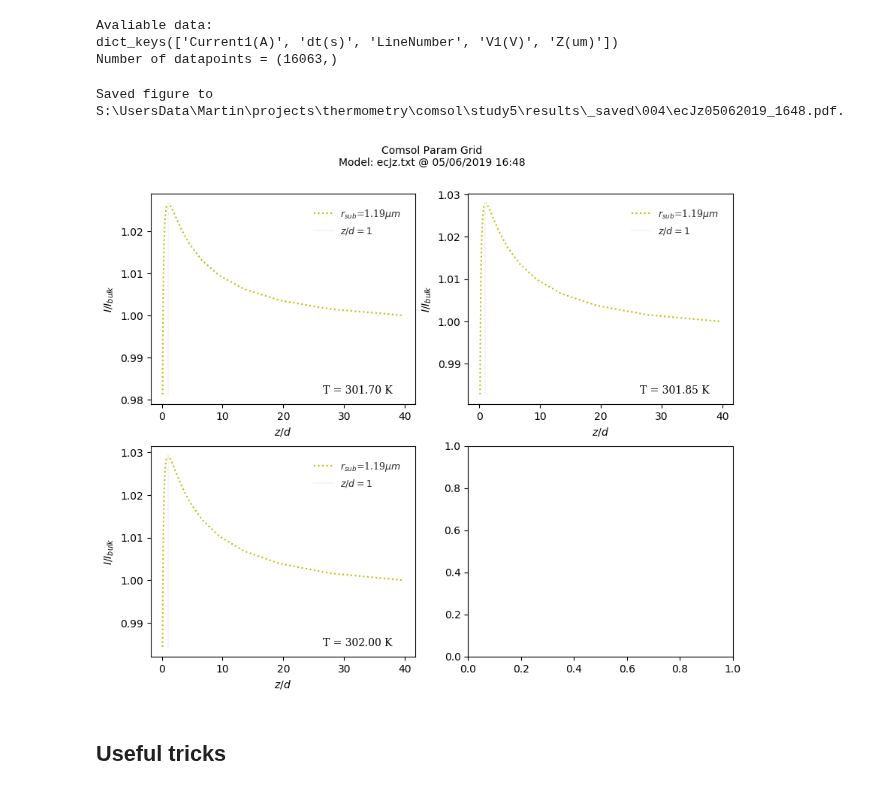
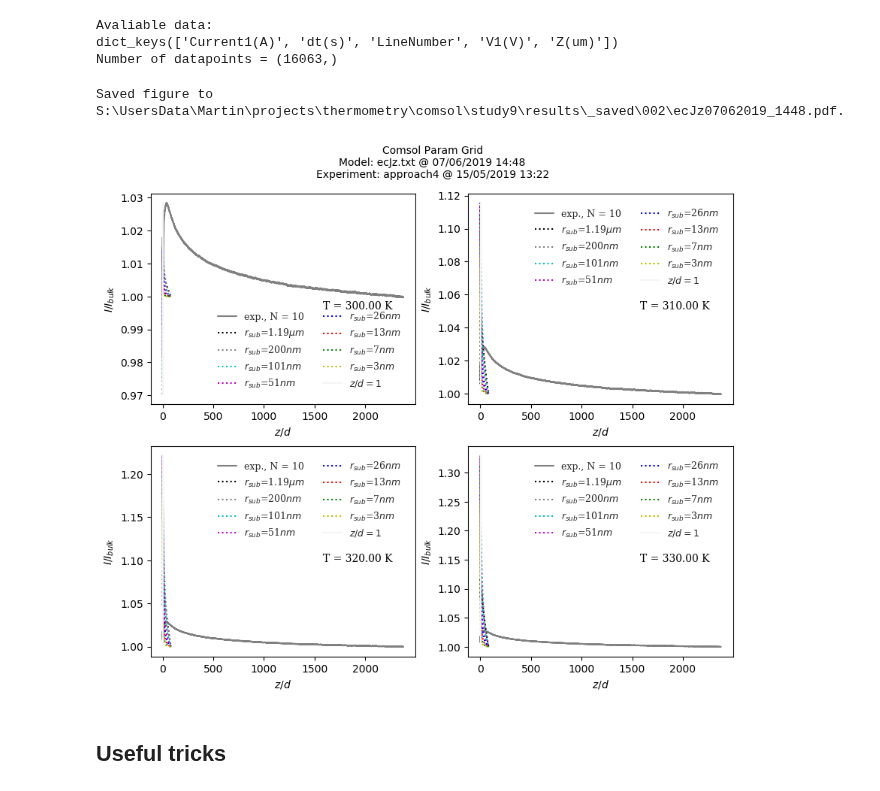
Before and after one commit to martinholub/sicm, a Jupyter notebook: notebooks/comsol.ipynb, the cells around one changed output. Drawn from its saved outputs; the diff is of its cells as text; code cells hidden in the pictures.

Commit message:
Plot numerical fitting data
WIP: still need to figure out proper way how to plot

```diff
--- a/notebooks/comsol.ipynb
+++ b/notebooks/comsol.ipynb
@@ -21,7 +21,7 @@ from sicm.experiments.scan import Scan
 The autoreload extension is already loaded. To reload it, use:
   %reload_ext autoreload
 # %%
-datadir = "S:\\UsersData\\Martin\\projects\\thermometry\\comsol\\study5\\results\\_saved\\004"
+datadir = "S:\\UsersData\\Martin\\projects\\thermometry\\comsol\\study9\\results\\_saved\\002"
 exp_name = "ecJz" + ".txt"
 cm = ComsolModel(datadir, exp_name)
 cm.comsol.data.head()
@@ -43,10 +43,10 @@ Number of datapoints = (16063,)
 # %%
 cm.plot_grid(col = 3, add_unity_line = "x",
              offset = None, window_size = 10,
-             text_loc = (0.65, 0.05), pipette_diameter = 220)
+             text_loc = (0.65, 0.45), pipette_diameter = 10)
 # %% [output]
-Saved figure to S:\UsersData\Martin\projects\thermometry\comsol\study5\results\_saved\004\ecJz05062019_1648.pdf.
+Saved figure to S:\UsersData\Martin\projects\thermometry\comsol\study9\results\_saved\002\ecJz07062019_1448.pdf.
-[figure, old version]
+[figure, new version]
 # %% [markdown]
 ## Useful  tricks
 # %%
```
Also changed, not shown: parts of 2 cells of this notebook, 3 other files.
